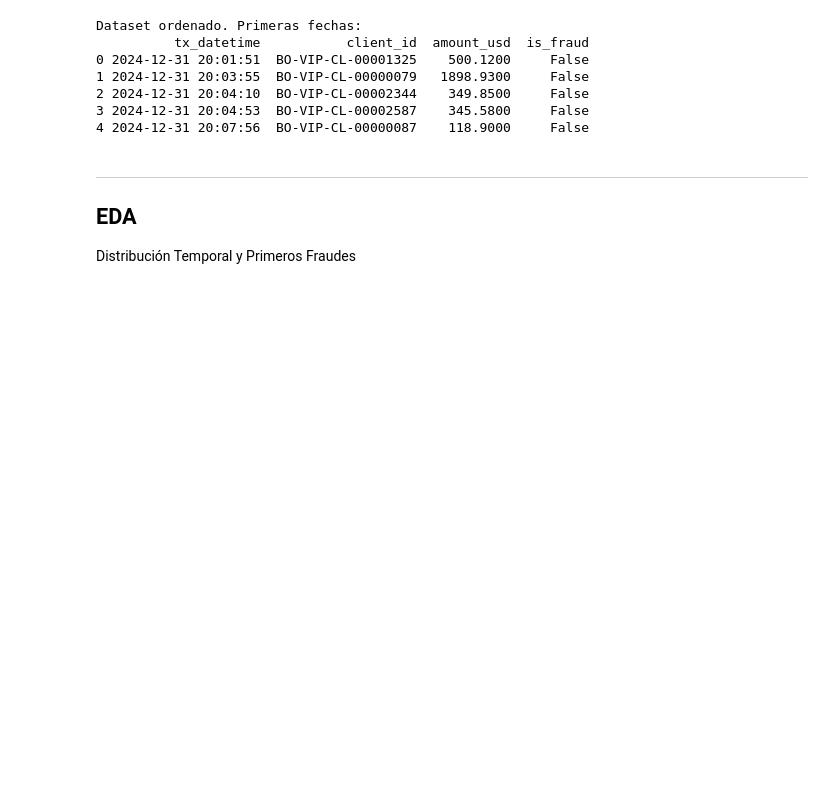
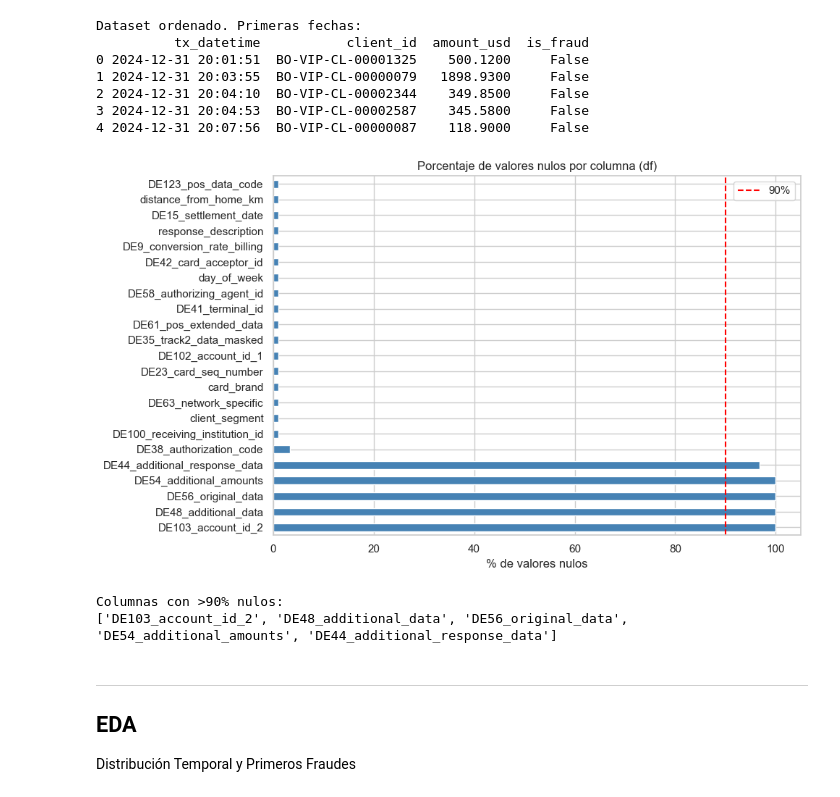
Before and after one commit to eunicean/PlusTI-Project, a Jupyter notebook: eda_bo_vip.ipynb, the cells around one changed output. Drawn from its saved outputs; the diff is of its cells as text; code cells hidden in the pictures; blank space fills up the shorter version.

```diff
--- a/eda_bo_vip.ipynb
+++ b/eda_bo_vip.ipynb
@@ -87,3 +87,24 @@ Dataset ordenado. Primeras fechas:
 2 2024-12-31 20:04:10  BO-VIP-CL-00002344    349.8500     False
 3 2024-12-31 20:04:53  BO-VIP-CL-00002587    345.5800     False
 4 2024-12-31 20:07:56  BO-VIP-CL-00000087    118.9000     False
+# %%
+null_pct = df.isnull().mean() * 100
+null_pct = null_pct.sort_values(ascending=False)
+null_pct_nonzero = null_pct[null_pct > 0]
+
+fig, ax = plt.subplots(figsize=(10, 6))
+null_pct_nonzero.plot(kind="barh", ax=ax, color="steelblue")
+ax.set_xlabel("% de valores nulos")
+ax.set_title("Porcentaje de valores nulos por columna (df)")
+ax.axvline(90, color="red", linestyle="--", label="90%")
+ax.legend()
+plt.tight_layout()
+plt.show()
+# %% [output]
+[figure, added]
+# %%
+print("\nColumnas con >90% nulos:")
+print(null_pct[null_pct > 90].index.tolist())
+# %% [output]
+Columnas con >90% nulos:
+['DE103_account_id_2', 'DE48_additional_data', 'DE56_original_data', 'DE54_additional_amounts', 'DE44_additional_response_data']
```
Also changed, not shown: parts of 12 cells of this notebook.
